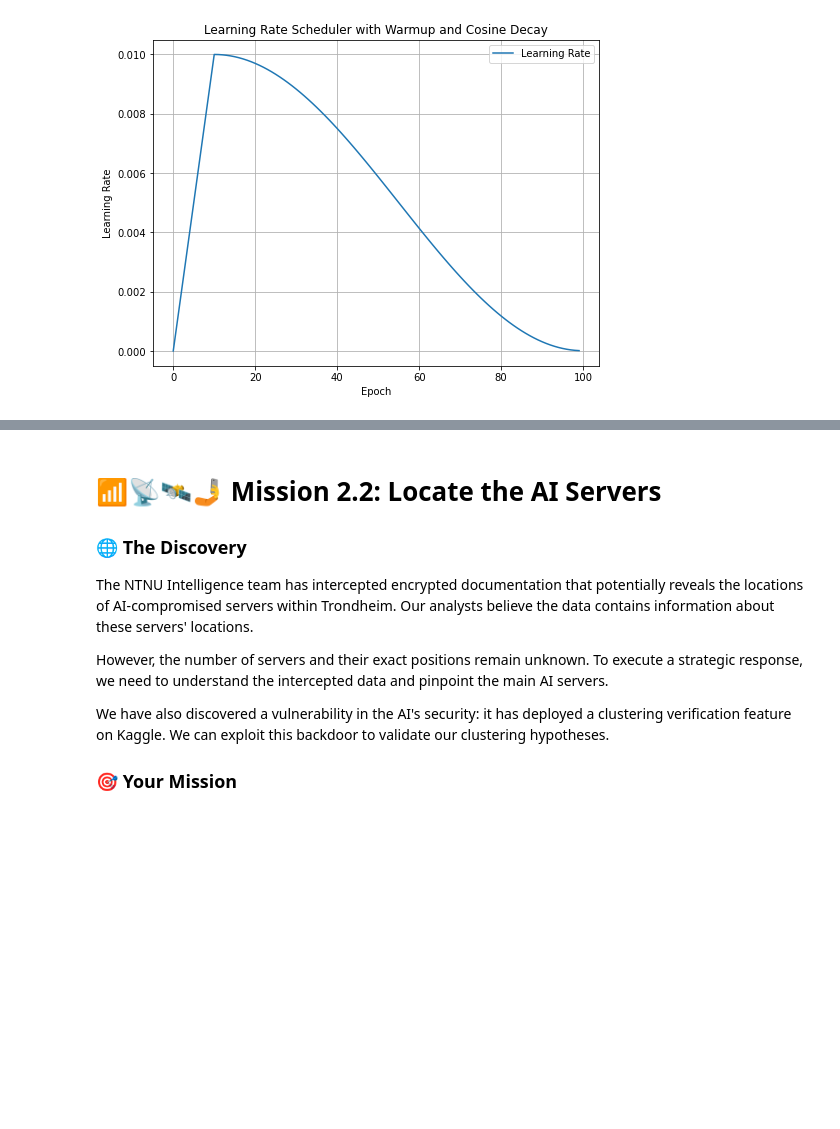
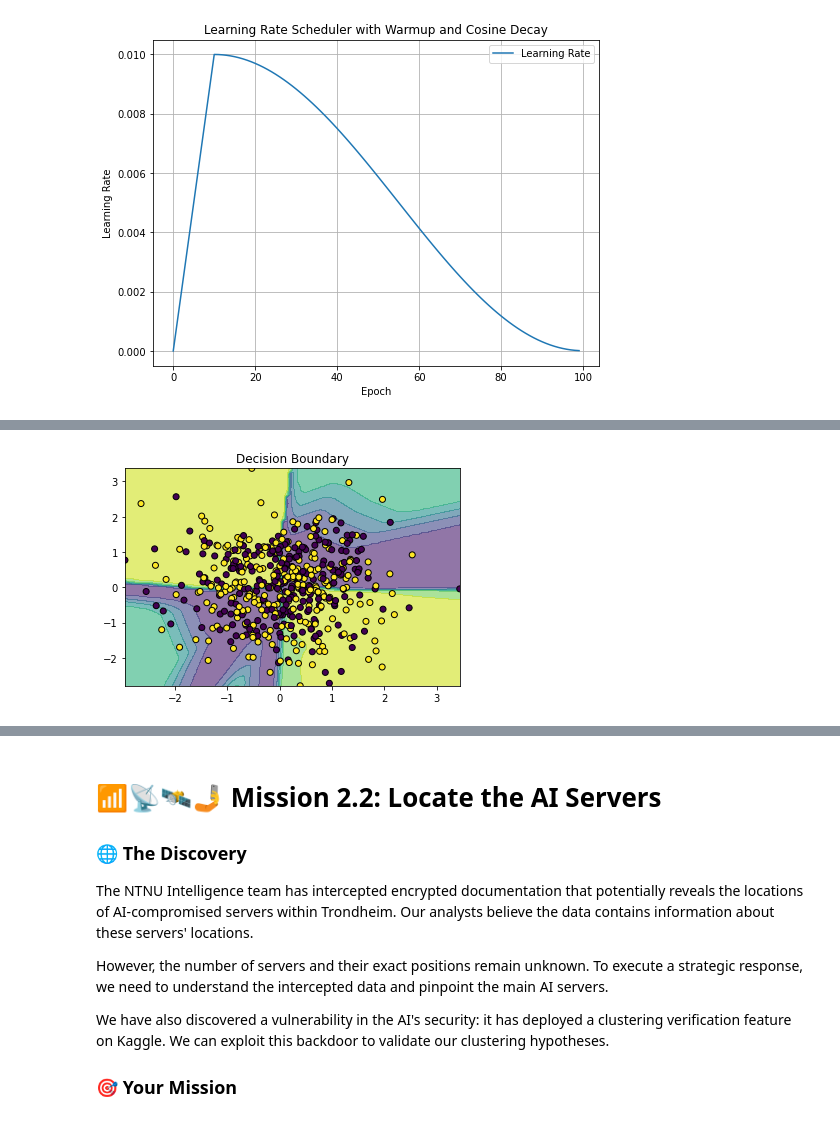
Before and after one commit to jadamixd/Machine-Learning, a Jupyter notebook: Assignment2/Chapter_2.ipynb, the cells around one changed output, grey strips where cells are left out. Cells and saved outputs as stored; diff of their text form; code cells hidden in the pictures; blank space fills up the shorter version.

```diff
--- a/Assignment2/Chapter_2.ipynb
+++ b/Assignment2/Chapter_2.ipynb
@@ -78,11 +78,9 @@ train = data[data['split'] == 'train']
 test = data[data['split'] == 'test']
 # %%
 import tensorflow as tf
+from tensorflow.keras.layers import InputLayer
 import pandas as pd
 from sklearn.preprocessing import StandardScaler
-
-train = data[data['split'] == 'train']
-test = data[data['split'] == 'test']
 
 X_train = train[['x0', 'x1']].values
 y_train = train['y'].values
@@ -95,7 +93,8 @@ X_train = scaler.fit_transform(X_train)
 X_test = scaler.transform(X_test)
 
 model = tf.keras.Sequential([
-    tf.keras.layers.Dense(64, activation='relu', input_shape=(2,)),
+    InputLayer(input_shape=(2,)),
+    tf.keras.layers.Dense(64, activation='relu'),
     tf.keras.layers.Dense(64, activation='relu'),
     tf.keras.layers.Dense(64, activation='relu'),
     tf.keras.layers.Dense(64, activation='relu'),
@@ -173,0 +165,12 @@ plt.show()
+# %%
+xx, yy = np.meshgrid(np.linspace(X_test[:, 0].min(), X_test[:, 0].max(), 100),
+                     np.linspace(X_test[:, 1].min(), X_test[:, 1].max(), 100))
+
+grid = np.c_[xx.ravel(), yy.ravel()]
+preds = model.predict(grid).reshape(xx.shape)
+
+plt.contourf(xx, yy, preds, alpha=0.6)
+plt.scatter(X_test[:, 0], X_test[:, 1], c=y_train, edgecolor='k')
+plt.title("Decision Boundary")
+plt.show()
+# %% [output]
@@ -173,0 +178 @@ plt.show()
+[figure, added]
```
Also changed, not shown: parts of 8 cells of this notebook.
